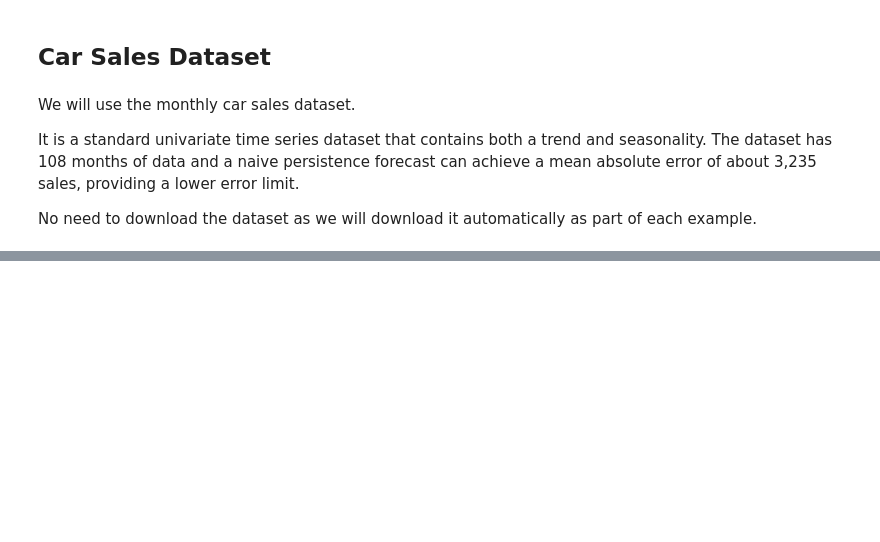
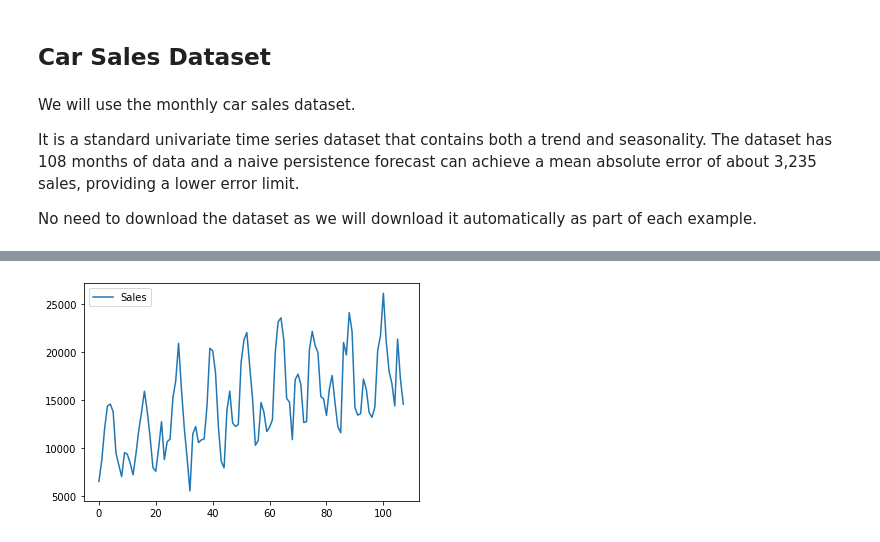
Before and after one commit to jgamel/learn_n_dev, a Jupyter notebook: Time_Series_Forecasting_Prophet_Python_Example.ipynb, the cells around one changed output, grey strips where cells are left out. Saved outputs shown, nothing was run; the diff lists cells and outputs as text; code cells hidden in the pictures; blank space fills up the shorter version.

```diff
--- a/Time_Series_Forecasting_Prophet_Python_Example.ipynb
+++ b/Time_Series_Forecasting_Prophet_Python_Example.ipynb
@@ -88,0 +138,12 @@ No need to download the dataset as we will download it automatically as part of
+# %%
+# load and plot the car sales dataset
+from pandas import read_csv
+from matplotlib import pyplot
+# load data
+path = '/content/gdrive/My Drive/input_examples/monthly-car-sales.csv'
+df = read_csv(path, header=0)
+# plot the time series
+df.plot()
+pyplot.show()
+# %% [output]
+[figure, added]
```
Also changed, not shown: parts of 21 cells of this notebook.
